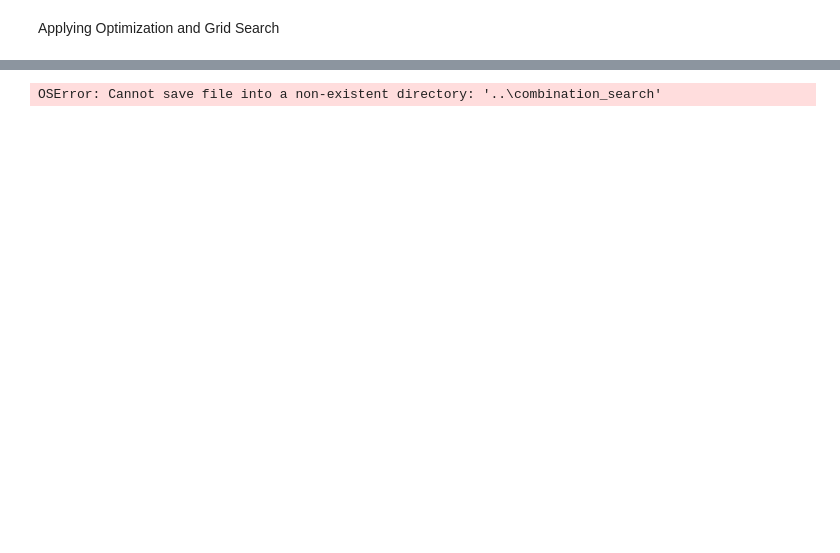
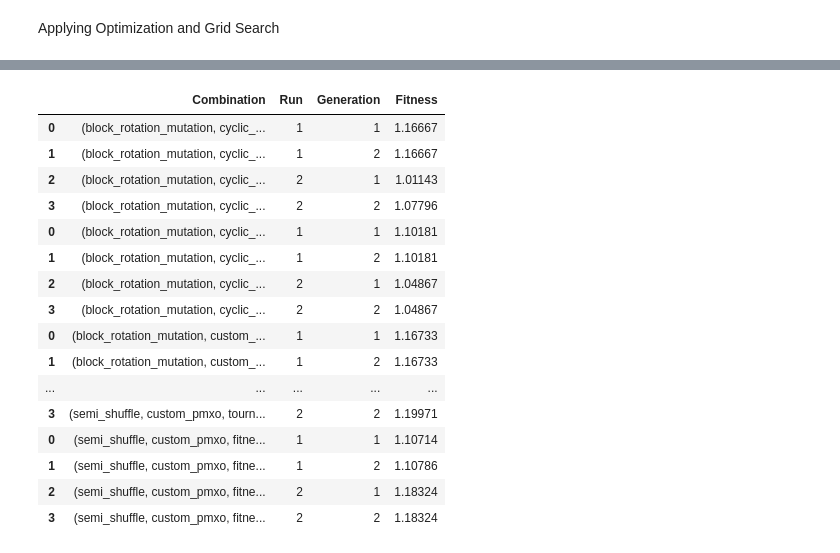
Before and after one commit to rafabernard0/CIFO_PROJECT, a Jupyter notebook: For_Tuning.ipynb, the cells around one changed output, grey strips where cells are left out. Saved outputs shown, nothing was run; the diff lists cells and outputs as text; code cells hidden in the pictures; blank space fills up the shorter version.

Commit message:
grid_search funciona

```diff
--- a/For_Tuning.ipynb
+++ b/For_Tuning.ipynb
@@ -91,14 +89,14 @@ def comb_tuning(mut_func: dict, xo_func: dict, selection_algo: list,
             _, generation_df = genetic_algorithm(initial_population=initial_population,
                     max_gen=max_gen,
                     selection_algorithm = comb[2],
-                    maximization=False,
+                    maximization=True,
                     xo_prob=xo_func[comb[1]],
                     mut_prob= mut_func[comb[0]],
                     elitism=True,
                     verbose=False)
 
             current_run = pd.DataFrame()
-            current_run['Run'] = [run for _ in range(1, n_runs+1)] #fill column 'Run' with the #run it is in
+            current_run['Run'] = [run for _ in range(1, max_gen+1)] #fill column 'Run' with the #run it is in
 
             #with run=#run, merge the df that contains the columns with #generation and its best fitness
             one_run = pd.concat([current_run, generation_df], axis=1)
@@ -106,28 +104,42 @@ def comb_tuning(mut_func: dict, xo_func: dict, selection_algo: list,
 
         current_comb_all_runs = pd.concat(runs_results) #concat all the different runs along the index axis
 
-        # Generate filename based on combination
-        filepath = f"../combination_search/comb_{comb[0]}_{comb[1]}_{comb[2]}.csv"
-        # Save to CSV
-        current_comb_all_runs.to_csv(filepath, index=False)
-
         current_comb = pd.DataFrame()
-        current_comb['Combination'] = [(comb[0], comb[1], comb[2]) for _ in range(len(combinations))]
-        one_comb = pd.concat([current_comb, current_comb_all_runs], axis=1)
+        current_comb['Combination'] = [(comb[0].__name__, comb[1].__name__, comb[2].__name__)
+                                       for _ in range(current_comb_all_runs.shape[0])]
+        one_comb = pd.concat([current_comb.reset_index(drop=True), current_comb_all_runs.reset_index(drop=True)], axis=1)
         combs_results.append(one_comb)
 
+    global final_results
     final_results = pd.concat(combs_results)
-    final_results.to_csv(f"../combination_search/final_results.csv", index=False)
+    final_filepath = HERE.parent / "combination_search"/ "final_results.csv"
+    final_results.to_csv(final_filepath, index=False)
 
     return final_results
 # %%
 #Example
 mut_func = {block_rotation_mutation:0.07, two_phase_shuffle_mutation: 0.1, semi_shuffle: 0.2}
 xo_func = {cyclic_crossover:0.7, custom_pmxo: 0.8}
-selection_algo = [tournament_selection, ranking_selection]
+selection_algo = [tournament_selection]#, fitness_proportionate_selection]
 # %%
 #experimentar 1ª com poucas runs e poucas gen e pop baixa para ver se corre tudo bem
 comb_tuning(mut_func = mut_func, xo_func = xo_func, selection_algo=selection_algo,
-            n_runs=3, max_gen=10, pop_size=20)
+            n_runs=2, max_gen=2, pop_size=5)
 # %% [output]
-OSError: Cannot save file into a non-existent directory: '..\combination_search'
+|  | Combination | Run | Generation | Fitness |
+| 0 | (block_rotation_mutation, cyclic_... | 1 | 1 | 1.16667 |
+| 1 | (block_rotation_mutation, cyclic_... | 1 | 2 | 1.16667 |
+| 2 | (block_rotation_mutation, cyclic_... | 2 | 1 | 1.01143 |
+| 3 | (block_rotation_mutation, cyclic_... | 2 | 2 | 1.07796 |
+| 0 | (block_rotation_mutation, cyclic_... | 1 | 1 | 1.10181 |
+| 1 | (block_rotation_mutation, cyclic_... | 1 | 2 | 1.10181 |
+| 2 | (block_rotation_mutation, cyclic_... | 2 | 1 | 1.04867 |
+| 3 | (block_rotation_mutation, cyclic_... | 2 | 2 | 1.04867 |
+| 0 | (block_rotation_mutation, custom_... | 1 | 1 | 1.16733 |
+| 1 | (block_rotation_mutation, custom_... | 1 | 2 | 1.16733 |
+| ... | ... | ... | ... | ... |
+| 3 | (semi_shuffle, custom_pmxo, tourn... | 2 | 2 | 1.19971 |
+| 0 | (semi_shuffle, custom_pmxo, fitne... | 1 | 1 | 1.10714 |
+| 1 | (semi_shuffle, custom_pmxo, fitne... | 1 | 2 | 1.10786 |
+| 2 | (semi_shuffle, custom_pmxo, fitne... | 2 | 1 | 1.18324 |
+| 3 | (semi_shuffle, custom_pmxo, fitne... | 2 | 2 | 1.18324 |
```
Also changed, not shown: parts of 4 cells of this notebook, 2 other files.
